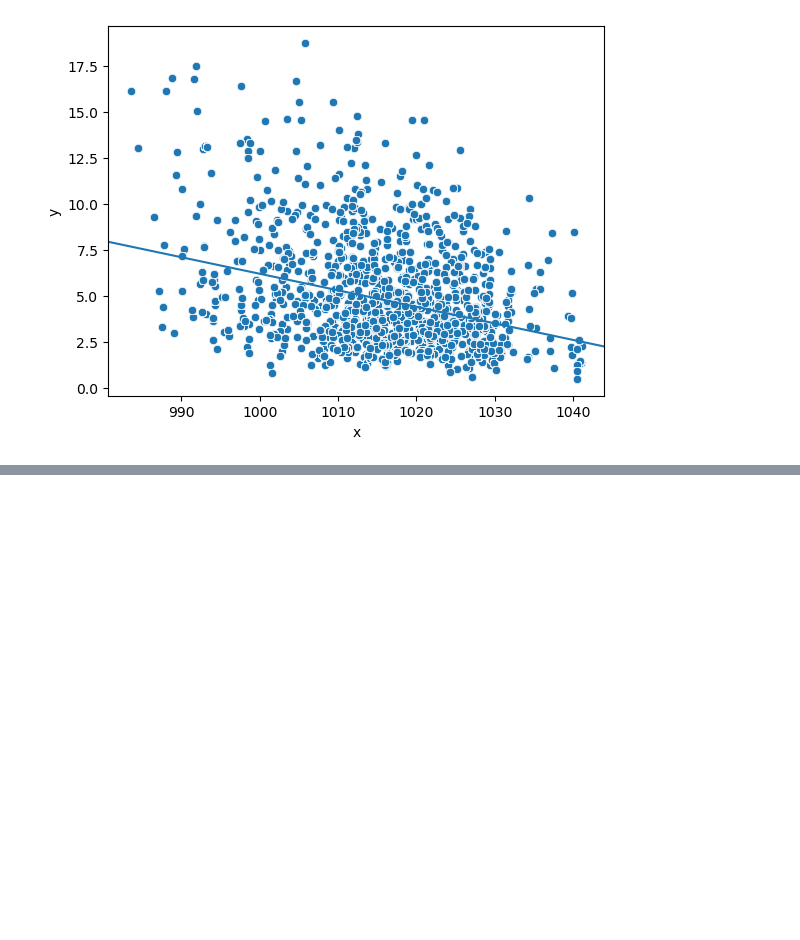
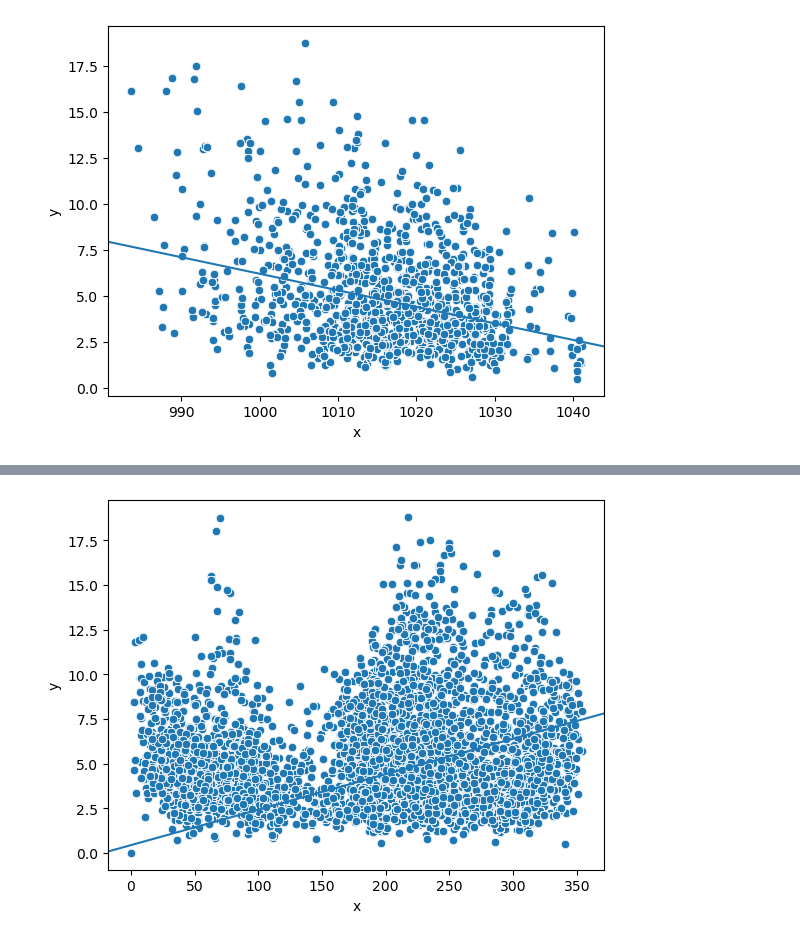
Before and after one commit to tj-072/eindpresentatie_VAv2, a Jupyter notebook: analyse.ipynb, the cells around one changed output, grey strips where cells are left out. Saved outputs shown, nothing was run; the diff lists cells and outputs as text; code cells hidden in the pictures; blank space fills up the shorter version.

```diff
--- a/analyse.ipynb
+++ b/analyse.ipynb
@@ -473,3 +473,11 @@ sm.graphics.abline_plot(model_results=model, ax=ax)
 plt.show()
 # %% [output]
 [figure]
+# %%
+df=numerical_columns[['Windsnelheid (km/h)','Windrichting (Graden)']]
+df['y']=df['Windsnelheid (km/h)']
+df['x']=df['Windrichting (Graden)']
+df.drop(columns=['Windsnelheid (km/h)','Windrichting (Graden)'], inplace=True)
+
+model = smf.ols(formula= 'y~x', data=df).fit()
+model.summary()
@@ -475,0 +521,6 @@ plt.show()
+# %%
+ax = sns.scatterplot(x=df.x, y=df.y)
+sm.graphics.abline_plot(model_results=model, ax=ax)
+plt.show()
+# %% [output]
+[figure, added]
```
Also changed, not shown: parts of 1 cell of this notebook.
